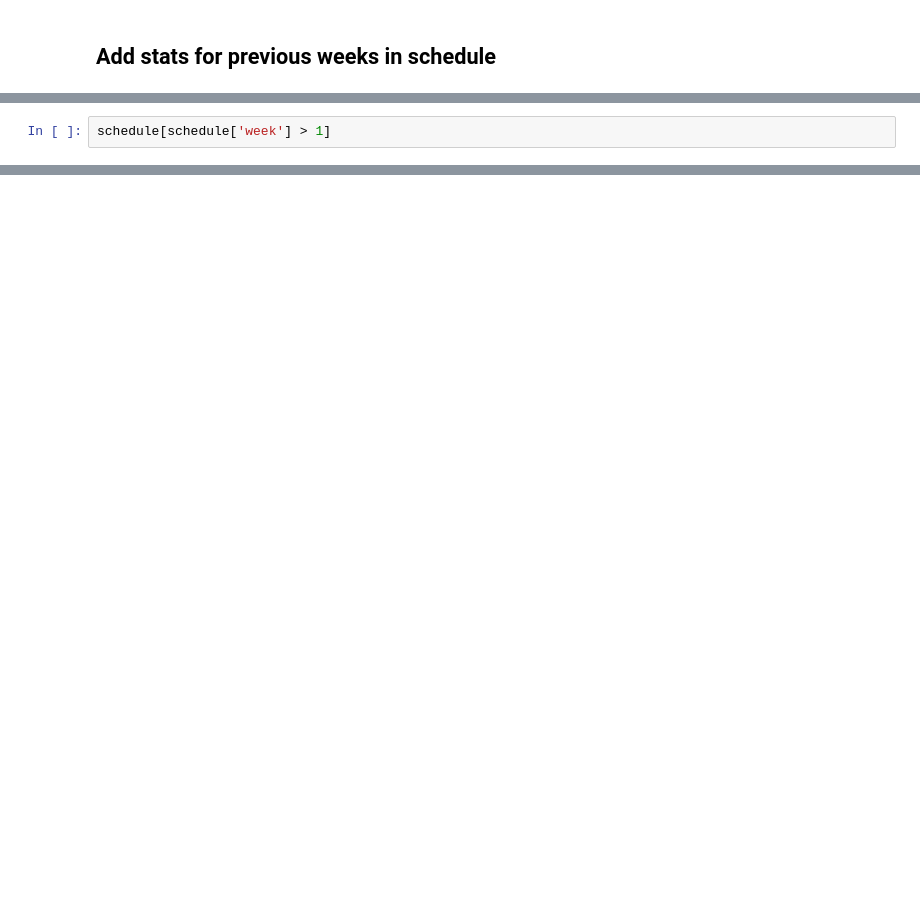
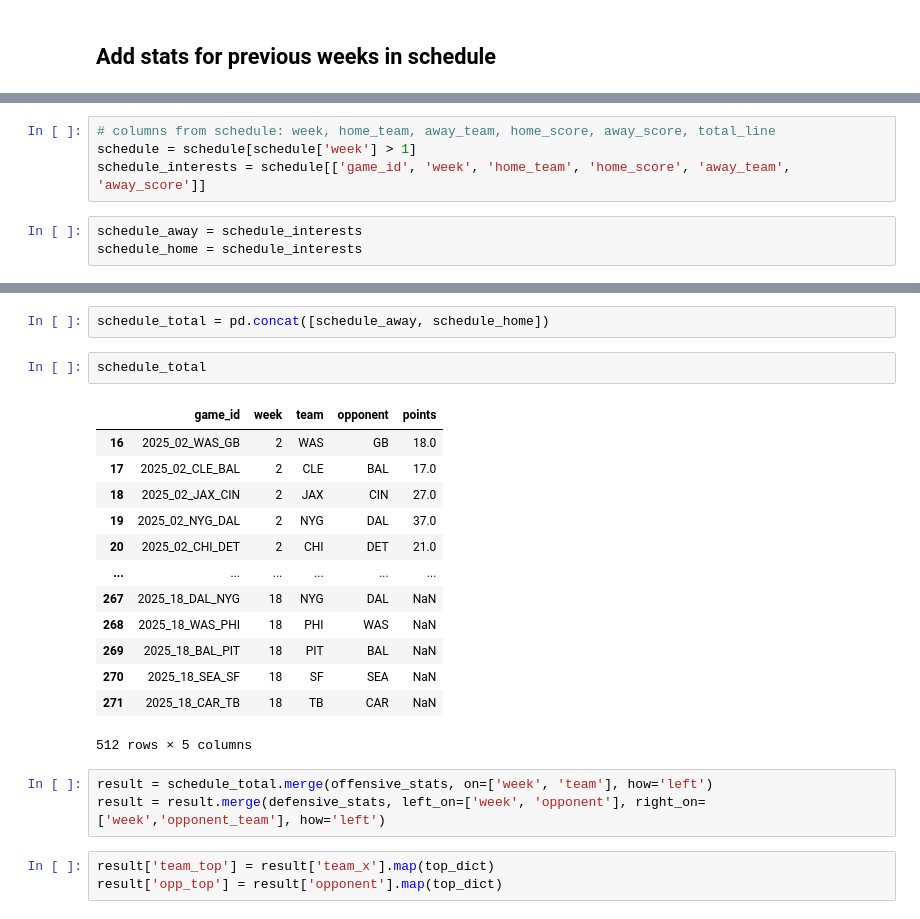
Before and after one commit to tyler-burns/NFLMatchupPrediction, a Jupyter notebook: Code/TrainingDataRetrieval.ipynb, the cells around one changed output, grey strips where cells are left out. Cells and saved outputs as stored; diff of their text form; blank space fills up the shorter version.

```diff
--- a/Code/TrainingDataRetrieval.ipynb
+++ b/Code/TrainingDataRetrieval.ipynb
@@ -240,2 +267,7 @@ schedule
+# %%
+# columns from schedule: week, home_team, away_team, home_score, away_score, total_line
+schedule = schedule[schedule['week'] > 1]
+schedule_interests = schedule[['game_id', 'week', 'home_team', 'home_score', 'away_team', 'away_score']]
 # %%
-schedule[schedule['week'] > 1]
+schedule_away = schedule_interests
+schedule_home = schedule_interests
@@ -255,0 +280,24 @@ schedule[schedule['week'] > 1]
+# %%
+schedule_total = pd.concat([schedule_away, schedule_home])
+# %%
+schedule_total
+# %% [output]
+|  | game_id | week | team | opponent | points |
+| 16 | 2025_02_WAS_GB | 2 | WAS | GB | 18.0 |
+| 17 | 2025_02_CLE_BAL | 2 | CLE | BAL | 17.0 |
+| 18 | 2025_02_JAX_CIN | 2 | JAX | CIN | 27.0 |
+| 19 | 2025_02_NYG_DAL | 2 | NYG | DAL | 37.0 |
+| 20 | 2025_02_CHI_DET | 2 | CHI | DET | 21.0 |
+| ... | ... | ... | ... | ... | ... |
+| 267 | 2025_18_DAL_NYG | 18 | NYG | DAL | NaN |
+| 268 | 2025_18_WAS_PHI | 18 | PHI | WAS | NaN |
+| 269 | 2025_18_BAL_PIT | 18 | PIT | BAL | NaN |
+| 270 | 2025_18_SEA_SF | 18 | SF | SEA | NaN |
+| 271 | 2025_18_CAR_TB | 18 | TB | CAR | NaN |
+512 rows × 5 columns
+# %%
+result = schedule_total.merge(offensive_stats, on=['week', 'team'], how='left')
+result = result.merge(defensive_stats, left_on=['week', 'opponent'], right_on=['week','opponent_team'], how='left')
+# %%
+result['team_top'] = result['team_x'].map(top_dict)
+result['opp_top'] = result['opponent'].map(top_dict)
```
Also changed, not shown: parts of 16 cells of this notebook.
